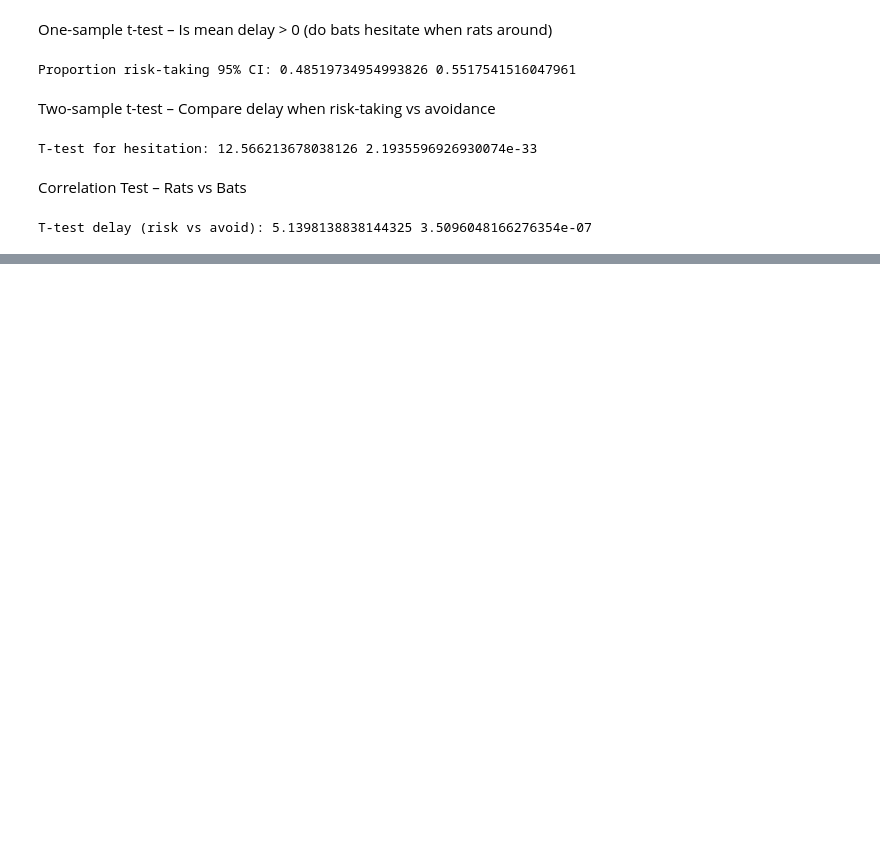
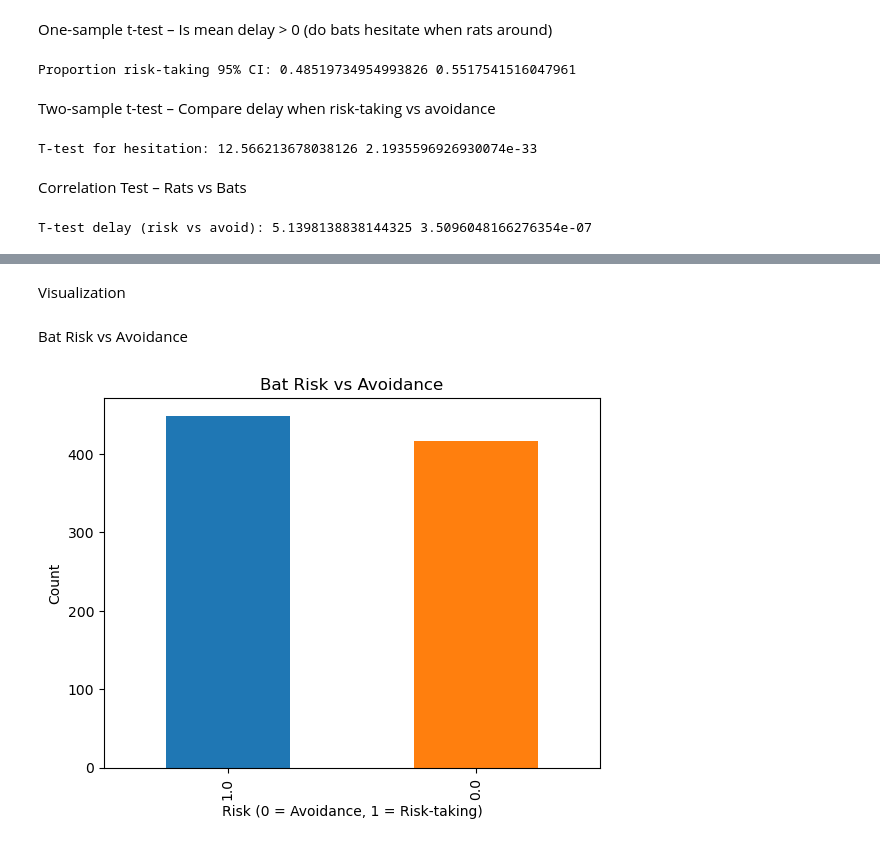
Before and after one commit to Upendra-B/FDD-assesment-2, a Jupyter notebook: Assesment-2/solution.ipynb, the cells around one changed output, grey strips where cells are left out. Cells and saved outputs as stored; diff of their text form; code cells hidden in the pictures; blank space fills up the shorter version.

Commit message:
bat risk vs avoidance, bat landing number vs rat arrival

```diff
--- a/Assesment-2/solution.ipynb
+++ b/Assesment-2/solution.ipynb
@@ -215,0 +216,20 @@ Pearson correlation: -0.14622750084478847 p-value: 1.2875253590005422e-11
+# %% [markdown]
+
+
+Visualization
+# %% [markdown]
+Bat Risk vs Avoidance
+# %%
+import matplotlib.pyplot as plt
+
+# Risk vs Avoidance (bar chart)
+df1['risk'].value_counts().plot(
+    kind='bar',
+    title="Bat Risk vs Avoidance",
+    color=['#1f77b4', '#ff7f0e']   # Blue for avoidance, Orange for risk-taking
+)
+plt.xlabel("Risk (0 = Avoidance, 1 = Risk-taking)")
+plt.ylabel("Count")
+plt.show()
+# %% [output]
+[figure, added]
```
Also changed, not shown: parts of 3 cells of this notebook.
